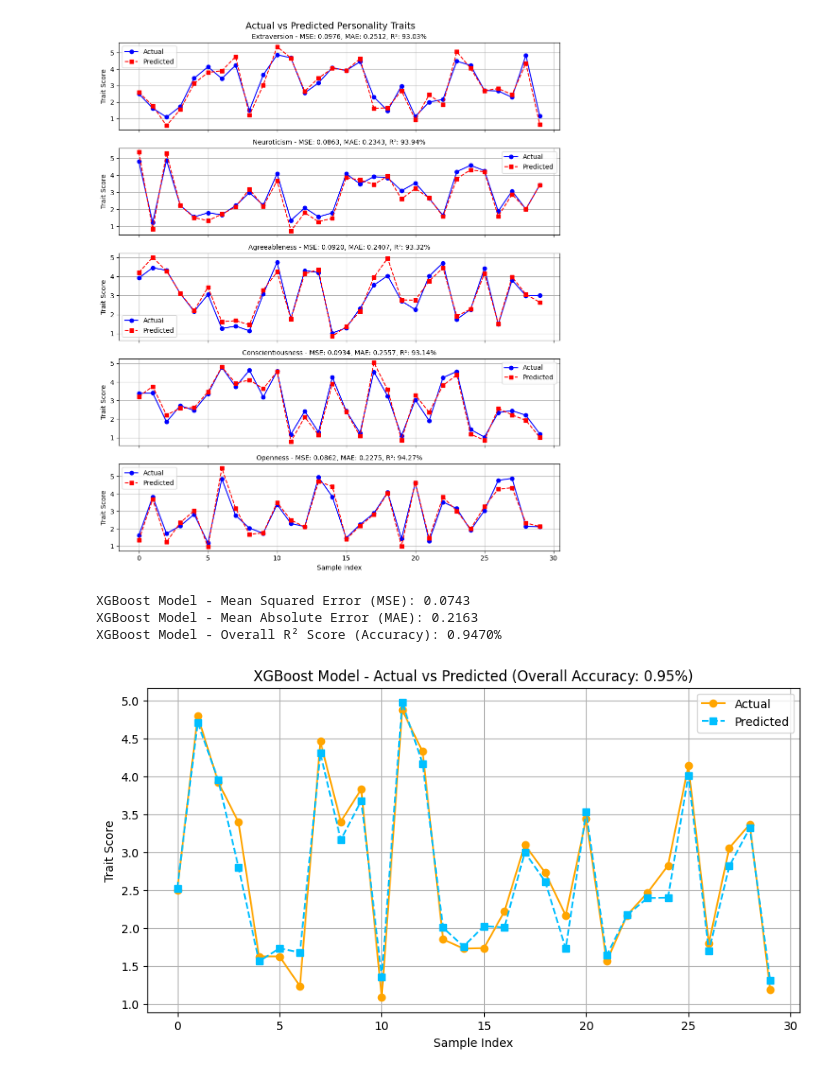
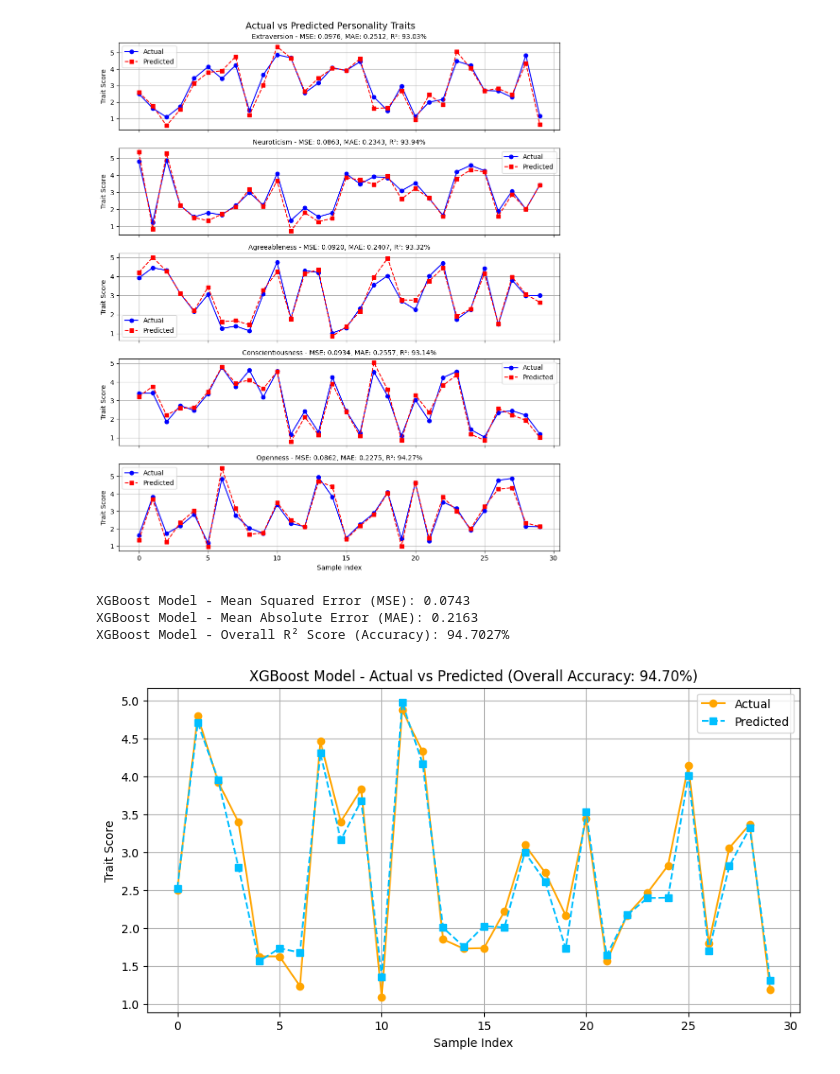
Before and after one commit to genx-uchiha/Mindscope-personality-predictor, a Jupyter notebook: backend/model/ml_model.ipynb, the cells around one changed output. Drawn from its saved outputs; the diff is of its cells as text; code cells hidden in the pictures.

Commit message:
ml model

```diff
--- a/backend/model/ml_model.ipynb
+++ b/backend/model/ml_model.ipynb
@@ -197,32 +196,32 @@ Openness - R² Score: 94.27%
 # %%
 np.random.seed(42)
 num_samples = 100  #100 test samples
 y_test = np.random.uniform(1, 5, num_samples)  # Actual values
 y_pred = y_test + np.random.normal(0, 0.3, num_samples)  # Predictions
 
 
 mse = mean_squared_error(y_test, y_pred)
 mae = mean_absolute_error(y_test, y_pred)
-r2 = r2_score(y_test, y_pred)
+r2 = r2_score(y_test, y_pred) * 100
 
 print(f"XGBoost Model - Mean Squared Error (MSE): {mse:.4f}")
 print(f"XGBoost Model - Mean Absolute Error (MAE): {mae:.4f}")
 print(f"XGBoost Model - Overall R² Score (Accuracy): {r2:.4f}%")
 
 
 plt.figure(figsize=(10, 5))
 plt.plot(range(30), y_test[:30], label="Actual", marker='o', linestyle='-', color='orange')
 plt.plot(range(30), y_pred[:30], label="Predicted", marker='s', linestyle='--', color='#00BFFF')
 
 plt.xlabel("Sample Index")
 plt.ylabel("Trait Score")
 plt.title(f"XGBoost Model - Actual vs Predicted (Overall Accuracy: {r2:.2f}%)")
 plt.legend()
 plt.grid(True)
 
 plt.show()
 # %% [output]
 XGBoost Model - Mean Squared Error (MSE): 0.0743
 XGBoost Model - Mean Absolute Error (MAE): 0.2163
-XGBoost Model - Overall R² Score (Accuracy): 0.9470%
+XGBoost Model - Overall R² Score (Accuracy): 94.7027%
-[figure, old version]
+[figure, new version]
```
Also changed, not shown: parts of 1 cell of this notebook.
